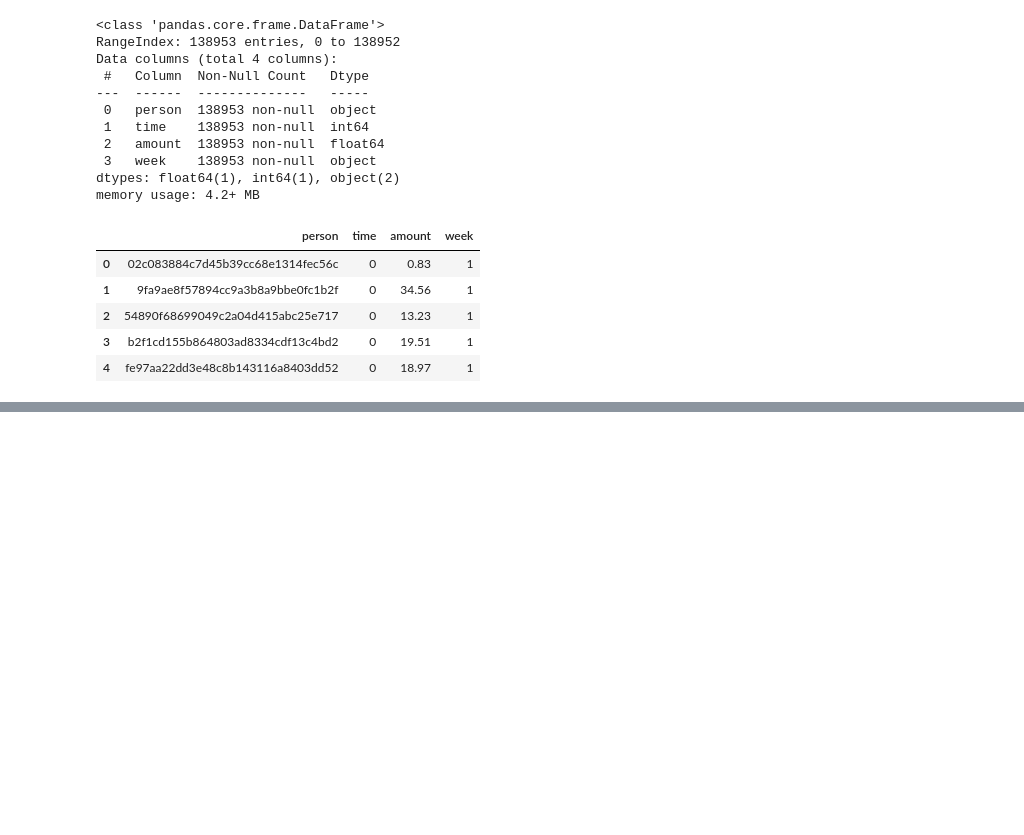
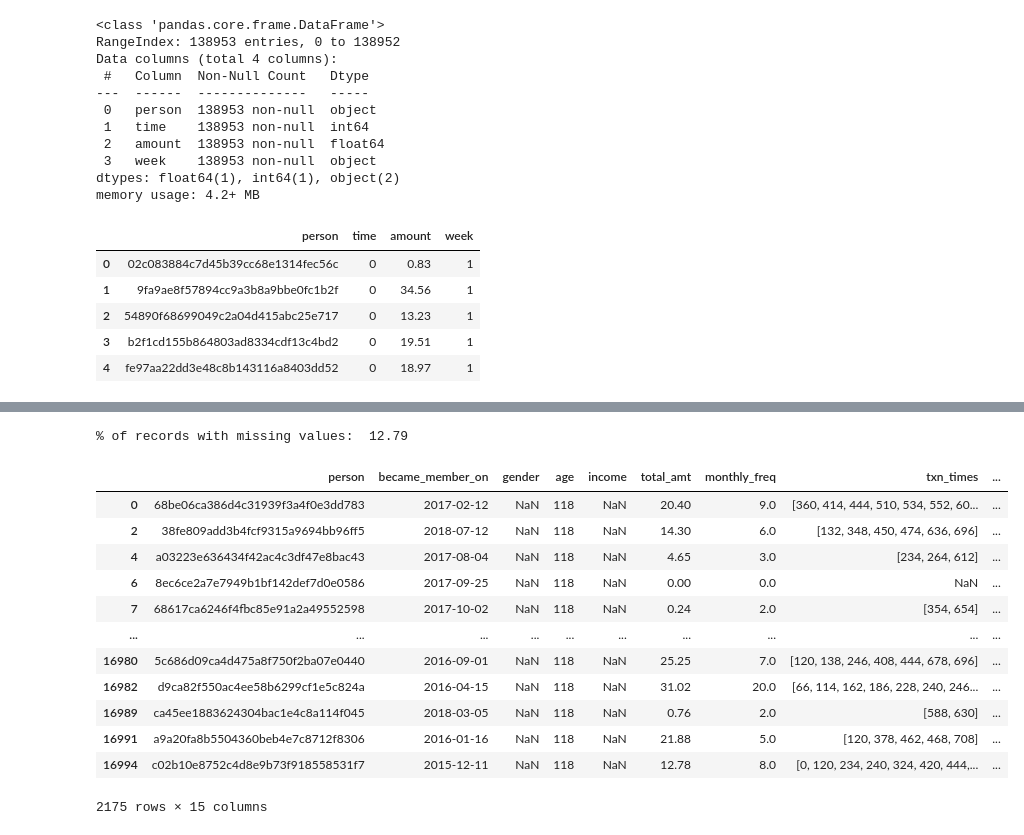
Before and after one commit to Nat-Han1999/BT4211-Starbucks, a Jupyter notebook: Data Processing/data_prep.ipynb, the cells around one changed output, grey strips where cells are left out. Drawn from its saved outputs; the diff is of its cells as text; code cells hidden in the pictures; blank space fills up the shorter version.

```diff
--- a/Data Processing/data_prep.ipynb
+++ b/Data Processing/data_prep.ipynb
@@ -606,3 +606,17 @@ memory usage: 1.0+ MB
 | 2 | 0011e0d4e6b944f998e987f904e8c1e5 | 79.46 | 5 | [132, 252, 576, 642, 654] | 130.50 | 60 | 0.6 | 15.89 |
 | 3 | 0020c2b971eb4e9188eac86d93036a77 | 196.86 | 8 | [54, 66, 72, 144, 510, 540, 696, ... | 93.43 | 6 | 0.6 | 24.61 |
 | 4 | 0020ccbbb6d84e358d3414a3ff76cffd | 154.05 | 12 | [42, 222, 240, 276, 300, 378, 426... | 57.27 | 42 | 1.0 | 12.84 |
+# %%
+# Group by person id
+
+# Obtain number of offers received per person
+person_offers_df = offers_df.copy().groupby("person")["received_time"].count().reset_index(name="num_offers_received")
+# Obtain offer view and completion rate
+person_offers_view_complete_df = offers_df.copy().groupby("person")[["offer_viewed", "offer_completed"]].sum().reset_index()
+person_offers_df = person_offers_df.merge(person_offers_view_complete_df, on="person", how="left")
+person_offers_df["offer_view_rate"] = round(person_offers_df["offer_viewed"] / person_offers_df["num_offers_received"], 2)
+person_offers_df["offer_complete_rate"] = round(person_offers_df["offer_completed"] / person_offers_df["num_offers_received"], 2)
+person_offers_df = person_offers_df.drop(columns=["offer_viewed", "offer_completed"])
+
+person_offers_df.info()
+person_offers_df.head()
@@ -610,6 +642,7 @@ memory usage: 1.0+ MB
 # Merge with profile dataframe
 customer_profile_df = profile_df.copy()[["id", "became_member_on", "gender", "age", "income"]].rename(columns={"id": "person"})
 customer_profile_df = customer_profile_df.merge(person_transaction_df, how="left", on="person")
+customer_profile_df = customer_profile_df.merge(person_offers_df, how="left", on="person")
 
 customer_profile_df.info()
 customer_profile_df.head()
@@ -643,8 +674,8 @@ memory usage: 1.6+ MB
 # Fill missing values
 
 # Fill with 0
-customer_profile_df[["total_amt", "monthly_freq", "prop_wks_w_txn", "ave_txn_amt"]] = customer_profile_df[
-    ["total_amt", "monthly_freq", "prop_wks_w_txn", "ave_txn_amt"]].fillna(0.0)
+customer_profile_df[["total_amt", "monthly_freq", "prop_wks_w_txn", "ave_txn_amt", "num_offers_received", "offer_view_rate", "offer_complete_rate"]] = customer_profile_df[
+    ["total_amt", "monthly_freq", "prop_wks_w_txn", "ave_txn_amt", "num_offers_received", "offer_view_rate", "offer_complete_rate"]].fillna(0.0)
 
 # Fill with 715 (Max time in this dataset is 714 hours)
 customer_profile_df[["ave_btwn_time", "recency"]] = customer_profile_df[["ave_btwn_time", "recency"]].fillna(715.0)
@@ -672,0 +702,20 @@ memory usage: 1.6+ MB
+# %%
+# Check missing values for demographic variables
+missing_demographics_df = customer_profile_df[customer_profile_df["income"].isna()]
+print("% of records with missing values: ", round((len(missing_demographics_df)/len(customer_profile_df))*100, 2))
+missing_demographics_df
+# %% [output]
+% of records with missing values:  12.79
+|  | person | became_member_on | gender | age | income | total_amt | monthly_freq | txn_times | ... |
+| 0 | 68be06ca386d4c31939f3a4f0e3dd783 | 2017-02-12 | NaN | 118 | NaN | 20.40 | 9.0 | [360, 414, 444, 510, 534, 552, 60... | ... |
+| 2 | 38fe809add3b4fcf9315a9694bb96ff5 | 2018-07-12 | NaN | 118 | NaN | 14.30 | 6.0 | [132, 348, 450, 474, 636, 696] | ... |
+| 4 | a03223e636434f42ac4c3df47e8bac43 | 2017-08-04 | NaN | 118 | NaN | 4.65 | 3.0 | [234, 264, 612] | ... |
+| 6 | 8ec6ce2a7e7949b1bf142def7d0e0586 | 2017-09-25 | NaN | 118 | NaN | 0.00 | 0.0 | NaN | ... |
+| 7 | 68617ca6246f4fbc85e91a2a49552598 | 2017-10-02 | NaN | 118 | NaN | 0.24 | 2.0 | [354, 654] | ... |
+| ... | ... | ... | ... | ... | ... | ... | ... | ... | ... |
+| 16980 | 5c686d09ca4d475a8f750f2ba07e0440 | 2016-09-01 | NaN | 118 | NaN | 25.25 | 7.0 | [120, 138, 246, 408, 444, 678, 696] | ... |
+| 16982 | d9ca82f550ac4ee58b6299cf1e5c824a | 2016-04-15 | NaN | 118 | NaN | 31.02 | 20.0 | [66, 114, 162, 186, 228, 240, 246... | ... |
+| 16989 | ca45ee1883624304bac1e4c8a114f045 | 2018-03-05 | NaN | 118 | NaN | 0.76 | 2.0 | [588, 630] | ... |
+| 16991 | a9a20fa8b5504360beb4e7c8712f8306 | 2016-01-16 | NaN | 118 | NaN | 21.88 | 5.0 | [120, 378, 462, 468, 708] | ... |
+| 16994 | c02b10e8752c4d8e9b73f918558531f7 | 2015-12-11 | NaN | 118 | NaN | 12.78 | 8.0 | [0, 120, 234, 240, 324, 420, 444,... | ... |
+2175 rows × 15 columns
```
Also changed, not shown: parts of 5 cells of this notebook, 1 other file.
